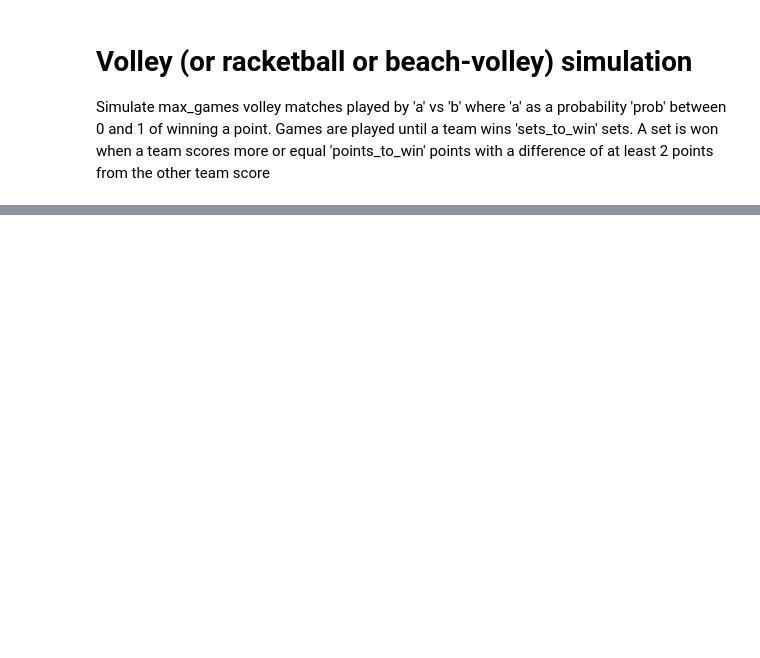
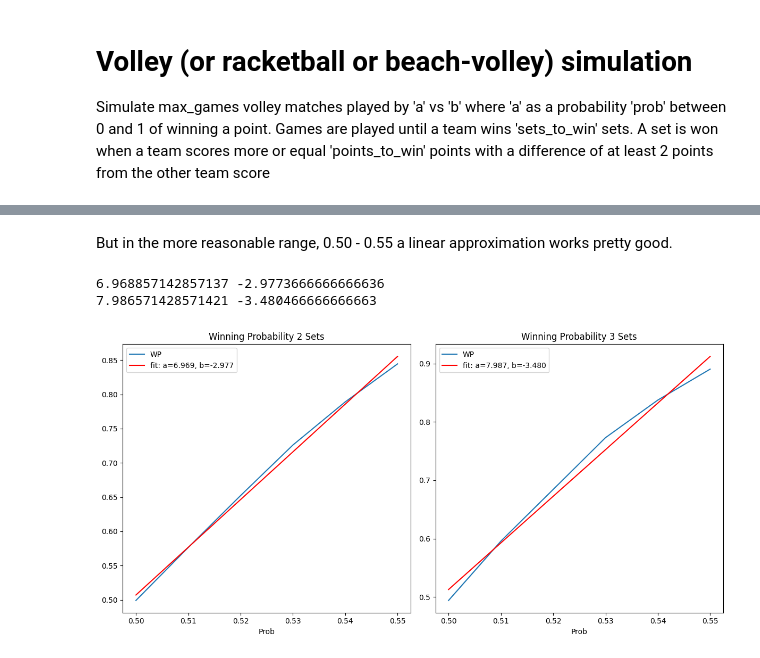
Before and after one commit to lucabol/sportsim, a Jupyter notebook: volley.ipynb, the cells around one changed output, grey strips where cells are left out. Saved outputs shown, nothing was run; the diff lists cells and outputs as text; code cells hidden in the pictures; blank space fills up the shorter version.

```diff
--- a/volley.ipynb
+++ b/volley.ipynb
@@ -98,0 +157,37 @@ dfp.plot(x='x', y='PP', ax=ax[2], title='Point Winning Probability');
+# %% [markdown]
+But in the more reasonable range, 0.50 - 0.55 a linear approximation works pretty good.
+# %%
+# Take just the rows with probability less than 0.56
+df_2sets_low = df_2sets[df_2sets['Prob'] < 0.56]
+df_3sets_low = df_3sets[df_3sets['Prob'] < 0.56]
+
+# Do a linear fit on the data and plot the data and the fit
+from scipy.stats import linregress
+
+def fit_linear(df):
+    slope, intercept, r_value, p_value, std_err = linregress(df['Prob'], df['WP'])
+    return slope, intercept
+
+slope_2sets, intercept_2sets = fit_linear(df_2sets_low)
+slope_3sets, intercept_3sets = fit_linear(df_3sets_low)
+
+print(slope_2sets, intercept_2sets)
+print(slope_3sets, intercept_3sets)
+
+fig, axs = plt.subplots(1, 2, figsize=(12, 6))
+
+df_2sets_low.plot(x='Prob', y='WP', title='Winning Probability 2 Sets', ax=axs[0]);
+axs[0].plot(df_2sets_low['Prob'], slope_2sets * df_2sets_low['Prob'] + intercept_2sets, 'r-', label='fit: a=%5.3f, b=%5.3f' % (slope_2sets, intercept_2sets))
+
+df_3sets_low.plot(x='Prob', y='WP', title='Winning Probability 3 Sets', ax=axs[1]);
+axs[1].plot(df_3sets_low['Prob'], slope_3sets * df_3sets_low['Prob'] + intercept_3sets, 'r-', label='fit: a=%5.3f, b=%5.3f' % (slope_3sets, intercept_3sets))
+
+# show labels
+for ax in axs:
+    ax.legend()
+
+plt.tight_layout()
+# %% [output]
+6.968857142857137 -2.9773666666666636
+7.986571428571421 -3.480466666666663
+[figure, added]
```
Also changed, not shown: parts of 8 cells of this notebook.
